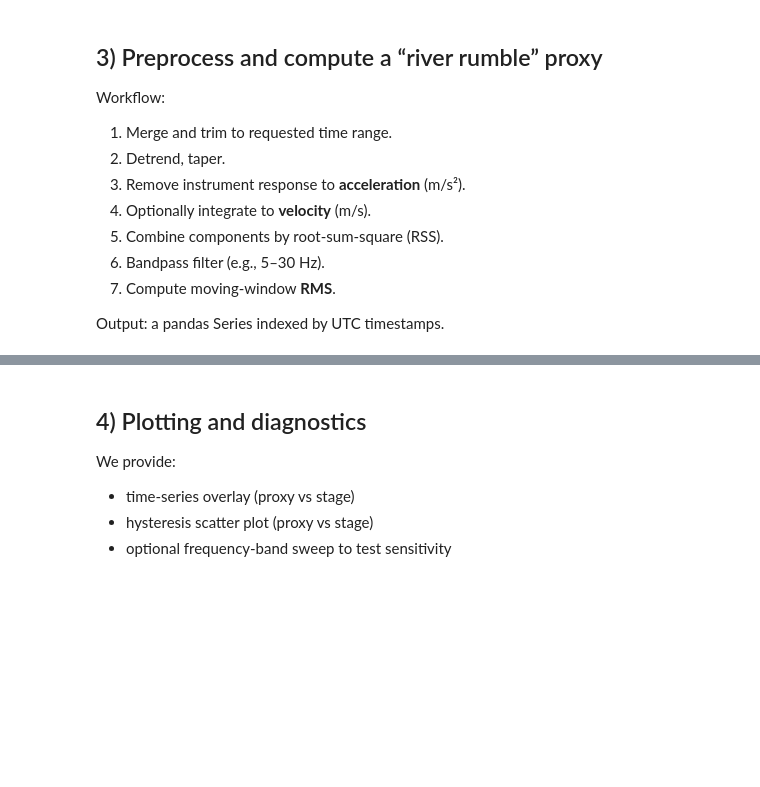
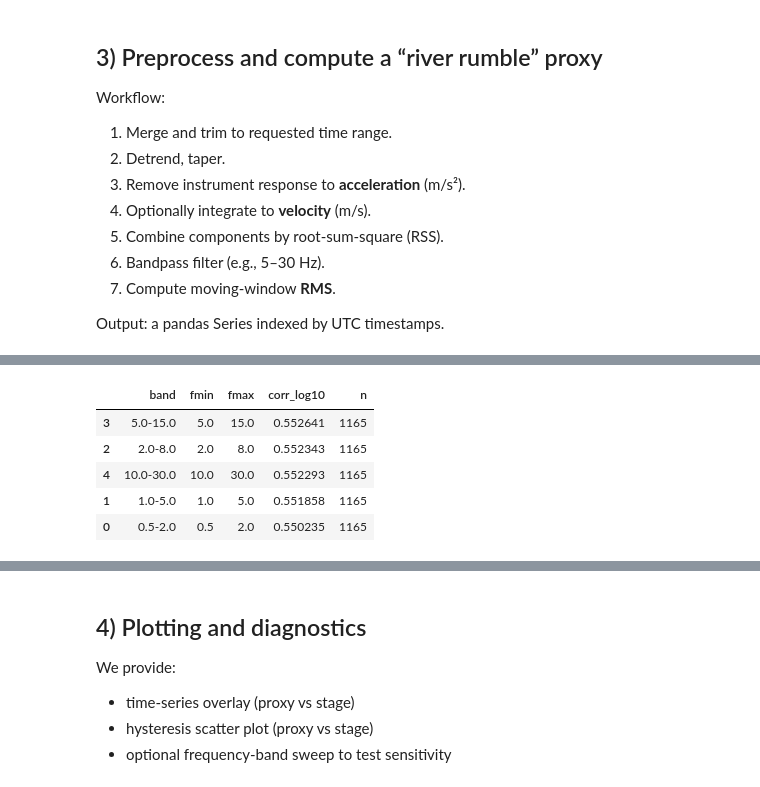
Before and after one commit to gaia-hazlab/seis-hydro-2-sed, a Jupyter notebook: notebooks/uw_river_rumble_dec2025.ipynb, the cells around one changed output, grey strips where cells are left out. Drawn from its saved outputs; the diff is of its cells as text; code cells hidden in the pictures; blank space fills up the shorter version.

```diff
--- a/notebooks/uw_river_rumble_dec2025.ipynb
+++ b/notebooks/uw_river_rumble_dec2025.ipynb
@@ -318,5 +384,7 @@ CC.GNOB: 0 events
 # %%
-# --- CC.PR01: band exploration + constant-lag selection ---
+# --- CC.PR01: band exploration + constant-lag selection (daily FDSN, cached MiniSEED) ---
+from utils import estimate_constant_lag_seconds, compute_proxy_from_fdsn
+
 sta_key = FOCUS_SEIS_KEY or list(proxies.keys())[0]
 gid = PAIRINGS.get(sta_key)
 if gid is None or gid not in gauges:
@@ -326,19 +394,28 @@ g = gauges[gid].copy().sort_index()
 bands = FLOW_BANDS + BEDLOAD_BANDS
 combine_mode = "rss" if USE_RSS else "z"
 
+# Match Section 3 channel choice for CC.PR01
+CHANNEL = "BH?"
+LOCATION = "*"
+
+FDSN_CACHE_DIR = DATA_DIR / "fdsn_cache"
+
+# Build band proxies by downloading waveforms in full UTC days for each band
 band_proxies = {}
+net, sta = sta_key.split(".", 1)
 for (f1, f2) in bands:
-    band_proxies[(f1, f2)] = stream_to_proxy_timeseries(
-        streams[sta_key], START, END,
+    print(f"Computing proxy band {f1}-{f2} Hz...")
+    band_proxies[(f1, f2)] = compute_proxy_from_fdsn(
+        net, sta, START, END,
         fmin=f1, fmax=f2,
         win_seconds=WIN_SECONDS, step_seconds=STEP_SECONDS,
         output=OUTPUT,
-        event_times_utc=event_cache.get(sta_key) if EXCLUDE_EARTHQUAKES else None,
-        event_buffer_s=EQ_BUFFER_SECONDS if EXCLUDE_EARTHQUAKES else 0,
         method=PROXY_METHOD,
         remove_response=True,
         combine=combine_mode,
         components=COMPONENTS,
+        event_times_utc=event_cache.get(sta_key) if EXCLUDE_EARTHQUAKES else None,
+        event_buffer_s=EQ_BUFFER_SECONDS if EXCLUDE_EARTHQUAKES else 0,
         clip_impulsive_days=CLIP_IMPULSES,
         sta_seconds=STA_SECONDS,
         lta_seconds=LTA_SECONDS,
@@ -346,6 +423,17 @@ for (f1, f2) in bands:
         trigger_off=TRIGGER_OFF,
         clip_sigma=CLIP_SIGMA,
         clip_mode=CLIP_MODE,
+        despike_proxy=DESPIKE_PROXY,
+        despike_window=DESPIKE_WINDOW,
+        despike_z=DESPIKE_Z,
+        despike_min_periods=DESPIKE_MIN_PERIODS,
+        despike_fill=DESPIKE_FILL,
+        client_name="IRIS",
+        location=LOCATION,
+        channel=CHANNEL,
+        attach_response=True,
+        cache_dir=FDSN_CACHE_DIR,
+        use_cache=True,
     )
 
 # Pick a single constant lag based on the best FLOW_BAND (by max corr over lag)
@@ -394,3 +482,4 @@ for band, pxy in band_proxies.items():
     rows.append({"band": f"{band[0]}-{band[1]}", "fmin": band[0], "fmax": band[1], "corr_log10": r, "n": n})
 band_score = pd.DataFrame(rows).sort_values("corr_log10", ascending=False)
 display(band_score)
+# %% [output]
@@ -396,0 +503,6 @@ display(band_score)
+|  | band | fmin | fmax | corr_log10 | n |
+| 3 | 5.0-15.0 | 5.0 | 15.0 | 0.552641 | 1165 |
+| 2 | 2.0-8.0 | 2.0 | 8.0 | 0.552343 | 1165 |
+| 4 | 10.0-30.0 | 10.0 | 30.0 | 0.552293 | 1165 |
+| 1 | 1.0-5.0 | 1.0 | 5.0 | 0.551858 | 1165 |
+| 0 | 0.5-2.0 | 0.5 | 2.0 | 0.550235 | 1165 |
```
Also changed, not shown: parts of 16 cells of this notebook, 2 other files.
